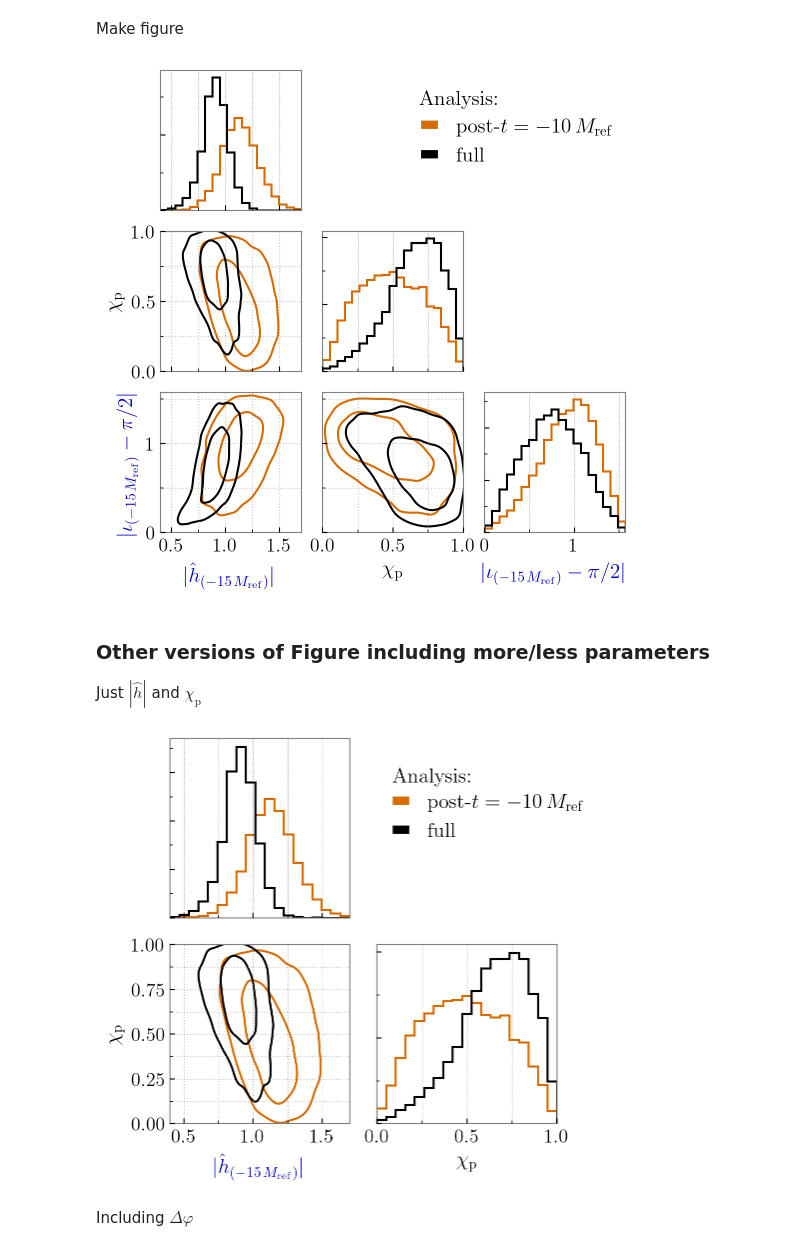
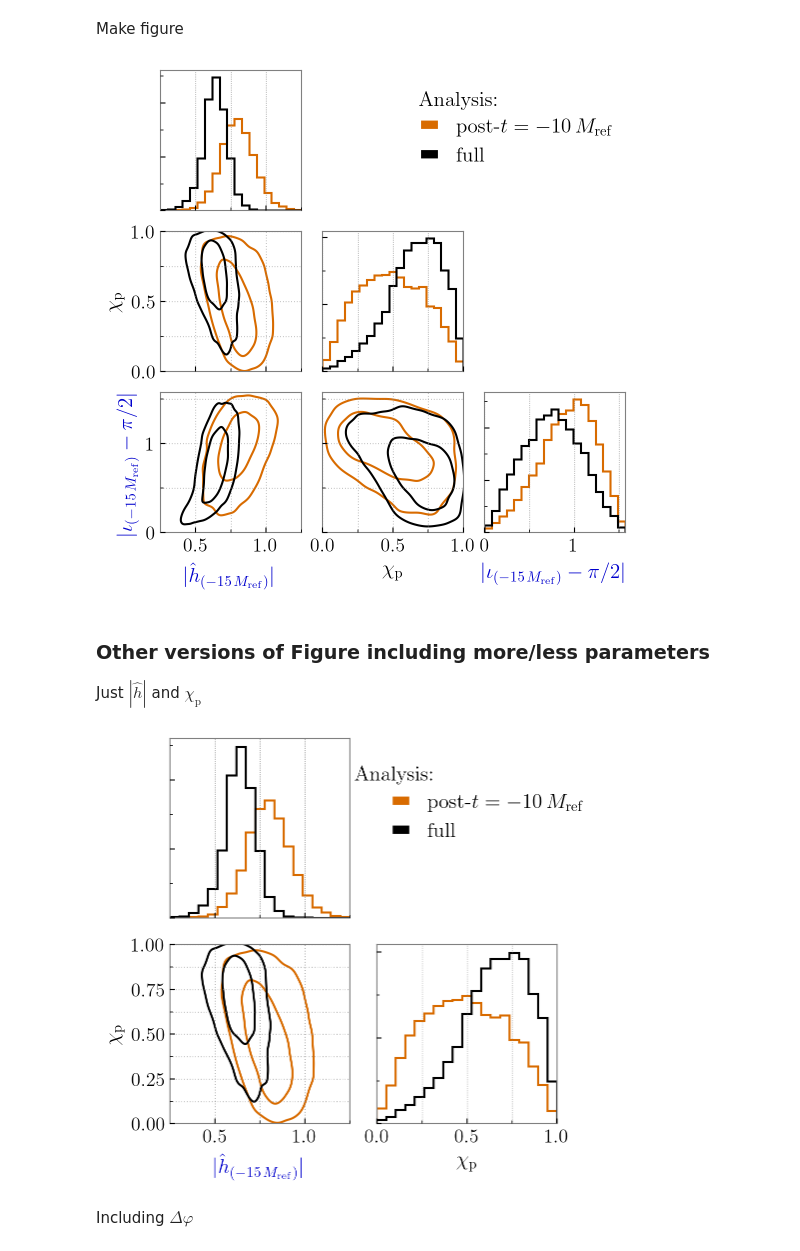
Before and after one commit to simonajmiller/gw190521-timedomain-release, a Jupyter notebook: figures/figure_02.ipynb, the cells around one changed output. Saved outputs shown, nothing was run; the diff lists cells and outputs as text; code cells hidden in the pictures.

```diff
--- a/figures/figure_02.ipynb
+++ b/figures/figure_02.ipynb
@@ -405,7 +403,7 @@ for run in colors_dict.keys():
 # ... and their bounds
 bounds_dict = {
     'chip':(0,1),
-    'h':(0.4, 1.7),
+    'h':(0.25, 1.25),
     'iota':(0, np.pi/2),
     'phase':(4, 5)
 }
@@ -434,10 +432,10 @@ make_cornerPlot(
     bins=20,
     legend_handles=legend_handles,
     legend_loc=(1.7, 0.8),
-    text_loc=(3.16, 2.8)
+    text_loc=(2.37, 3.9)
 )
 # %% [output]
-[figure, old version]
+[figure, new version]
 # %% [markdown]
 ### Other versions of Figure including more/less parameters
 
@@ -445,18 +443,18 @@ Just $|\hat h|$ and $\chi_\mathrm{p}$
 # %%
 make_cornerPlot(
     ['h', 'chip'],
     for_cp_dict,
     colors_dict,
     bounds_dict,
     labels_dict,
     bins=20,
     legend_handles=legend_handles,
     legend_loc=(1.12, 0.8),
-    text_loc=(2.3, 2.8),
+    text_loc=(1.5, 4.0),
     figsize=(5,5)
 )
 # %% [output]
-[figure, old version]
+[figure, new version]
 # %% [markdown]
 Including $\Delta\varphi$
 # %%
```
Also changed, not shown: parts of 5 cells of this notebook, 15 other files.
